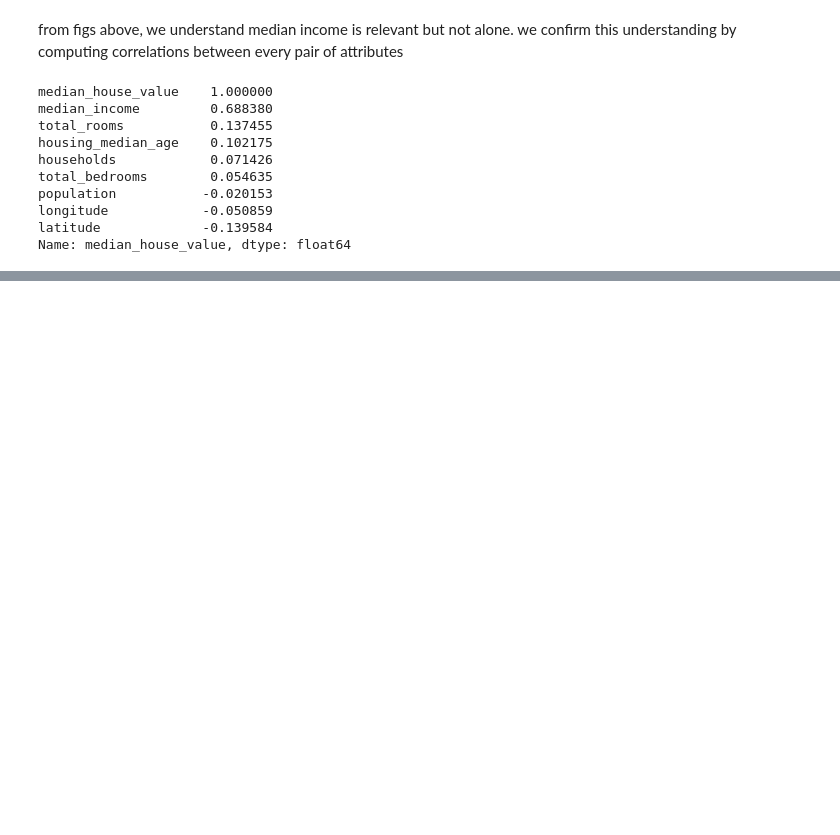
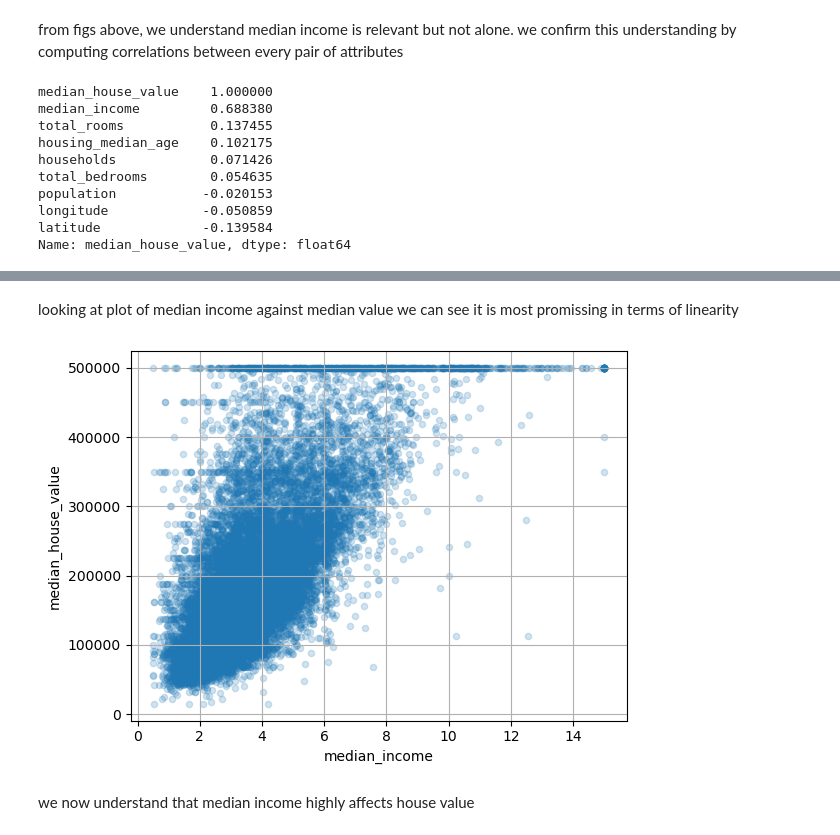
Before and after one commit to youssefabdalla/ml-book-ageron, a Jupyter notebook: predict_median_house_value_California.ipynb, the cells around one changed output, grey strips where cells are left out. Cells and saved outputs as stored; diff of their text form; code cells hidden in the pictures; blank space fills up the shorter version.

```diff
--- a/predict_median_house_value_California.ipynb
+++ b/predict_median_house_value_California.ipynb
@@ -197,0 +207,9 @@ Name: median_house_value, dtype: float64
+# %% [markdown]
+looking at plot of median income against median value we can see it is most promissing in terms of linearity
+# %%
+housing.plot(kind="scatter",x="median_income", y="median_house_value", alpha=0.2, grid=True)
+plt.show()
+# %% [output]
+[figure, added]
+# %% [markdown]
+we now understand that median income highly affects house value
```
Also changed, not shown: parts of 3 cells of this notebook.
